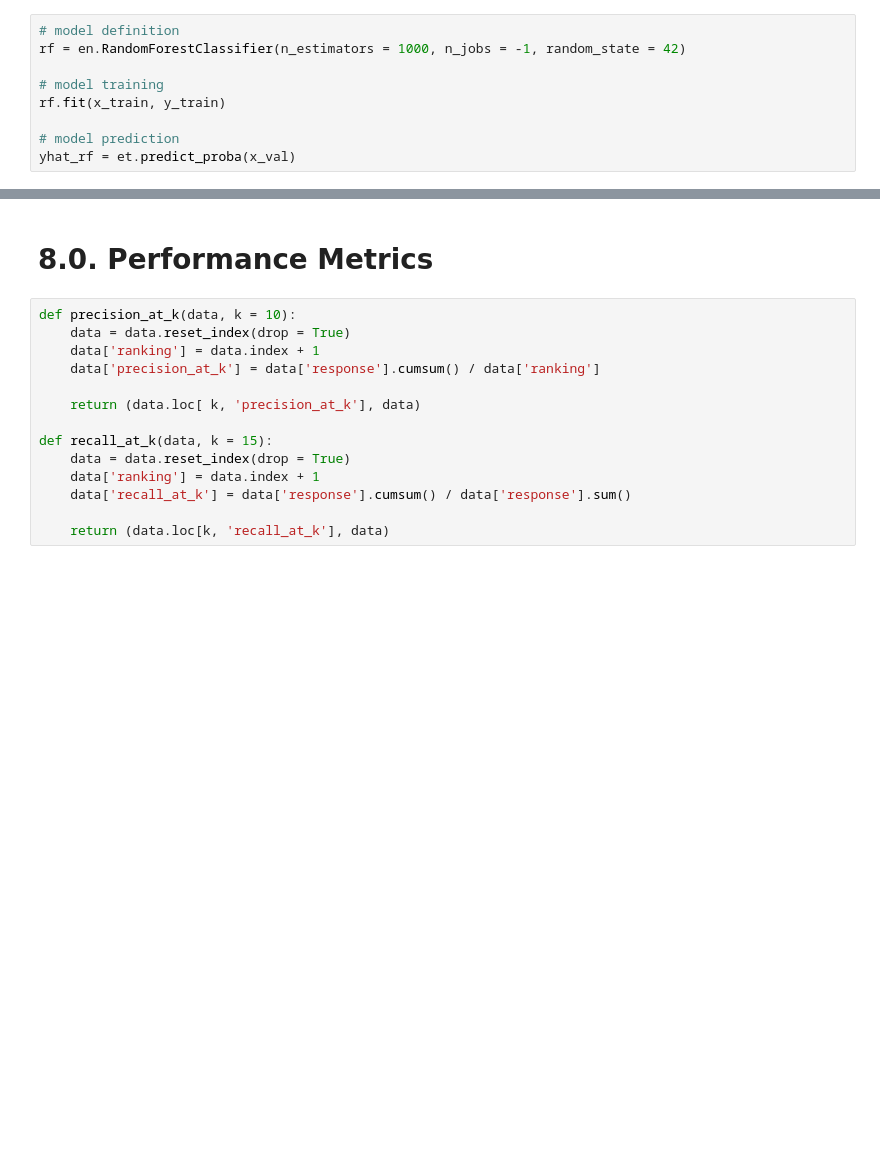
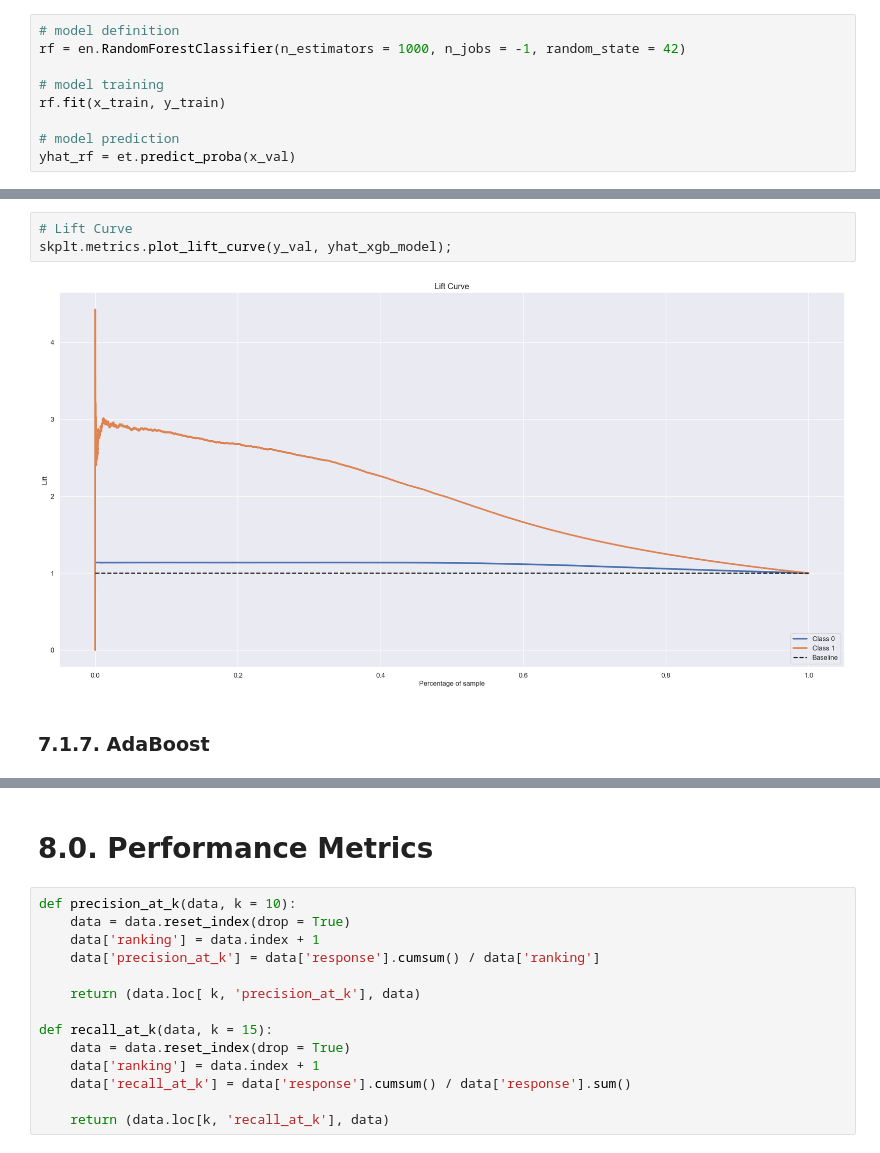
Before and after one commit to pgdemiranda/health_insurance-cs, a Jupyter notebook: notebooks/1.0.pgdm.health_insurance_cs.ipynb, the cells around one changed output, grey strips where cells are left out. Saved outputs shown, nothing was run; the diff lists cells and outputs as text; blank space fills up the shorter version.

```diff
--- a/notebooks/1.0.pgdm.health_insurance_cs.ipynb
+++ b/notebooks/1.0.pgdm.health_insurance_cs.ipynb
@@ -767,0 +790,7 @@ skplt.metrics.plot_lift_curve(y_val, yhat_rf);
+# %%
+# Lift Curve
+skplt.metrics.plot_lift_curve(y_val, yhat_xgb_model);
+# %% [output]
+[figure, added]
+# %% [markdown]
+### 7.1.7. AdaBoost
```
Also changed, not shown: parts of 28 cells of this notebook, 1 other file.
